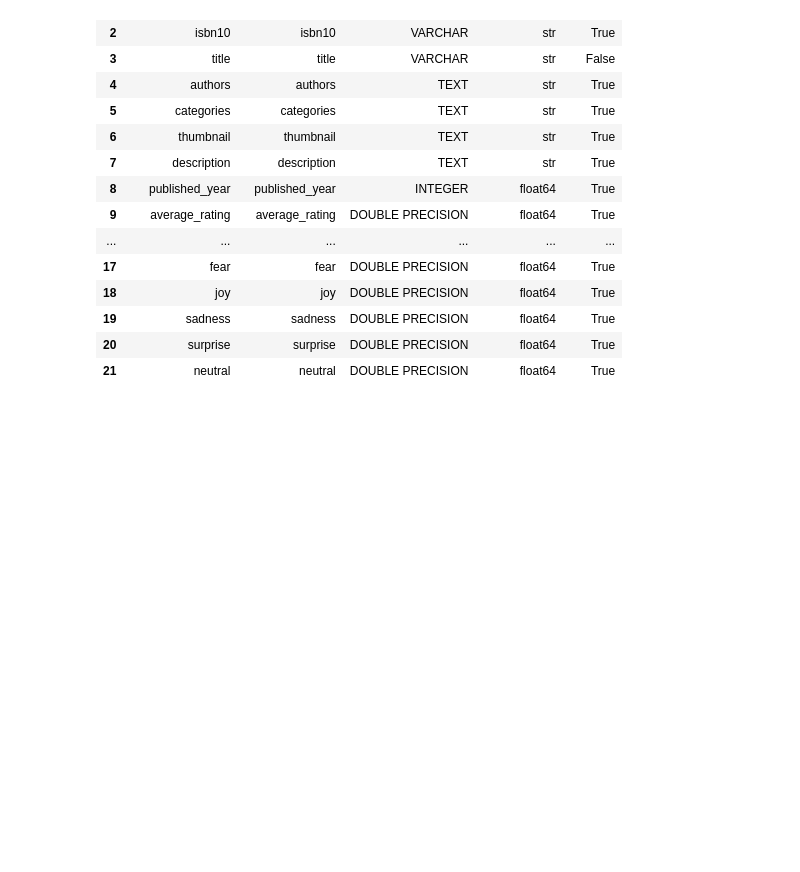
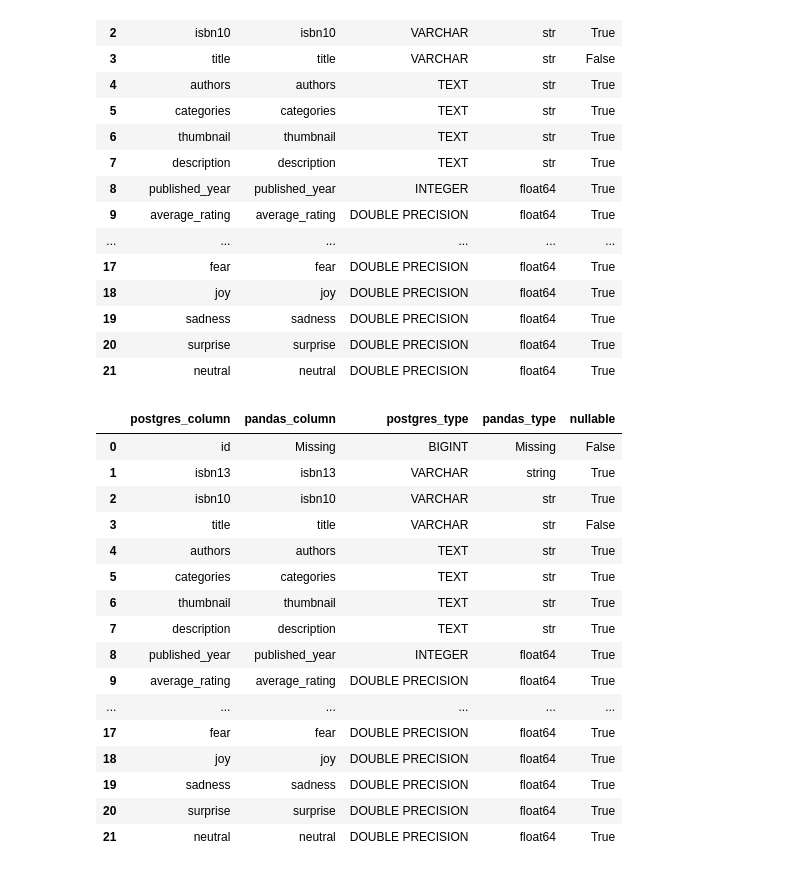
Before and after one commit to fatimaov/semantic-book-recommender, a Jupyter notebook: notebooks/csv-data-ingestion.ipynb, the cells around one changed output. Cells and saved outputs as stored; diff of their text form; code cells hidden in the pictures; blank space fills up the shorter version.

Commit message:
feat(books): enforce unique ISBN-13 identifiers

```diff
--- a/notebooks/csv-data-ingestion.ipynb
+++ b/notebooks/csv-data-ingestion.ipynb
@@ -210,3 +210,38 @@ comparison
 | 19 | sadness | sadness | DOUBLE PRECISION | float64 | True |
 | 20 | surprise | surprise | DOUBLE PRECISION | float64 | True |
 | 21 | neutral | neutral | DOUBLE PRECISION | float64 | True |
+# %%
+df["isbn13"] = df["isbn13"].astype("string")
+# %%
+comparison = pd.DataFrame([
+    {
+        "postgres_column": col["name"],
+        "pandas_column": str(col["name"])
+            if col["name"] in df.columns else "Missing",
+        "postgres_type": str(col["type"]),
+        "pandas_type": str(df[col["name"]].dtype)
+            if col["name"] in df.columns else "Missing",
+        "nullable": col["nullable"],
+    }
+    for col in db_columns
+])
+
+comparison
+# %% [output]
+|  | postgres_column | pandas_column | postgres_type | pandas_type | nullable |
+| 0 | id | Missing | BIGINT | Missing | False |
+| 1 | isbn13 | isbn13 | VARCHAR | string | True |
+| 2 | isbn10 | isbn10 | VARCHAR | str | True |
+| 3 | title | title | VARCHAR | str | False |
+| 4 | authors | authors | TEXT | str | True |
+| 5 | categories | categories | TEXT | str | True |
+| 6 | thumbnail | thumbnail | TEXT | str | True |
+| 7 | description | description | TEXT | str | True |
+| 8 | published_year | published_year | INTEGER | float64 | True |
+| 9 | average_rating | average_rating | DOUBLE PRECISION | float64 | True |
+| ... | ... | ... | ... | ... | ... |
+| 17 | fear | fear | DOUBLE PRECISION | float64 | True |
+| 18 | joy | joy | DOUBLE PRECISION | float64 | True |
+| 19 | sadness | sadness | DOUBLE PRECISION | float64 | True |
+| 20 | surprise | surprise | DOUBLE PRECISION | float64 | True |
+| 21 | neutral | neutral | DOUBLE PRECISION | float64 | True |
```
Also changed, not shown: parts of 5 cells of this notebook, 2 other files.
